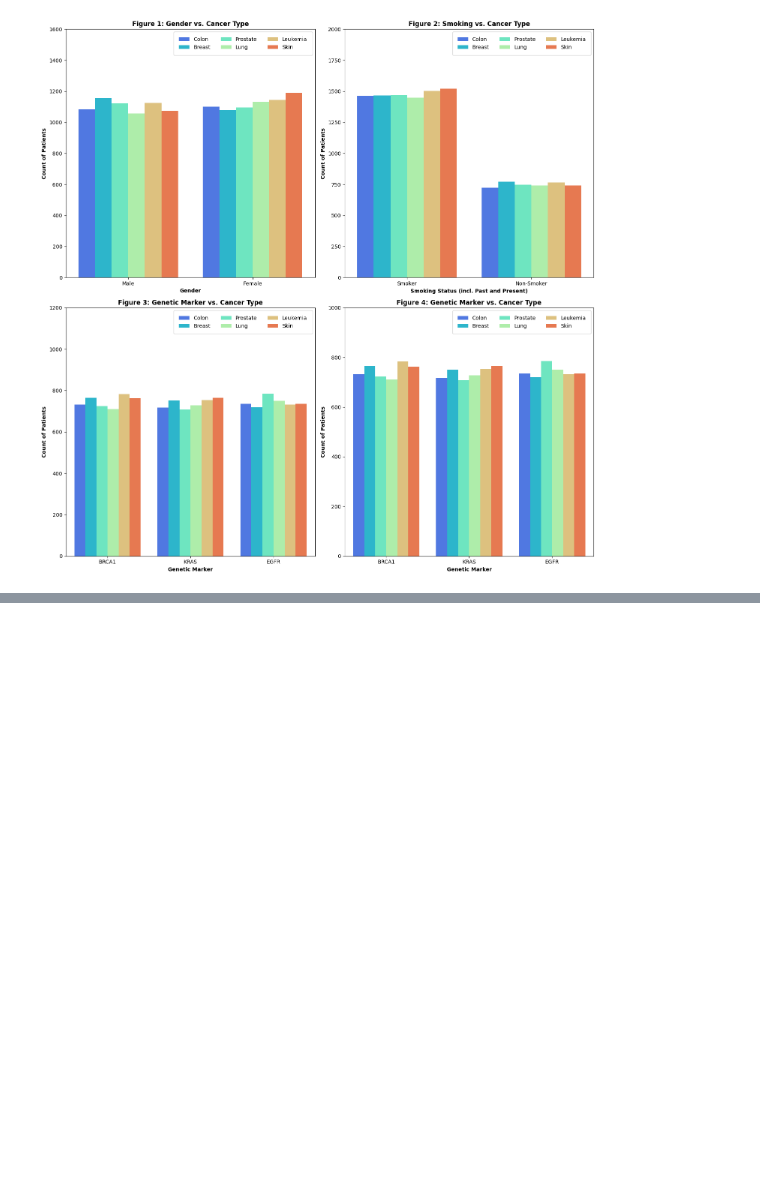
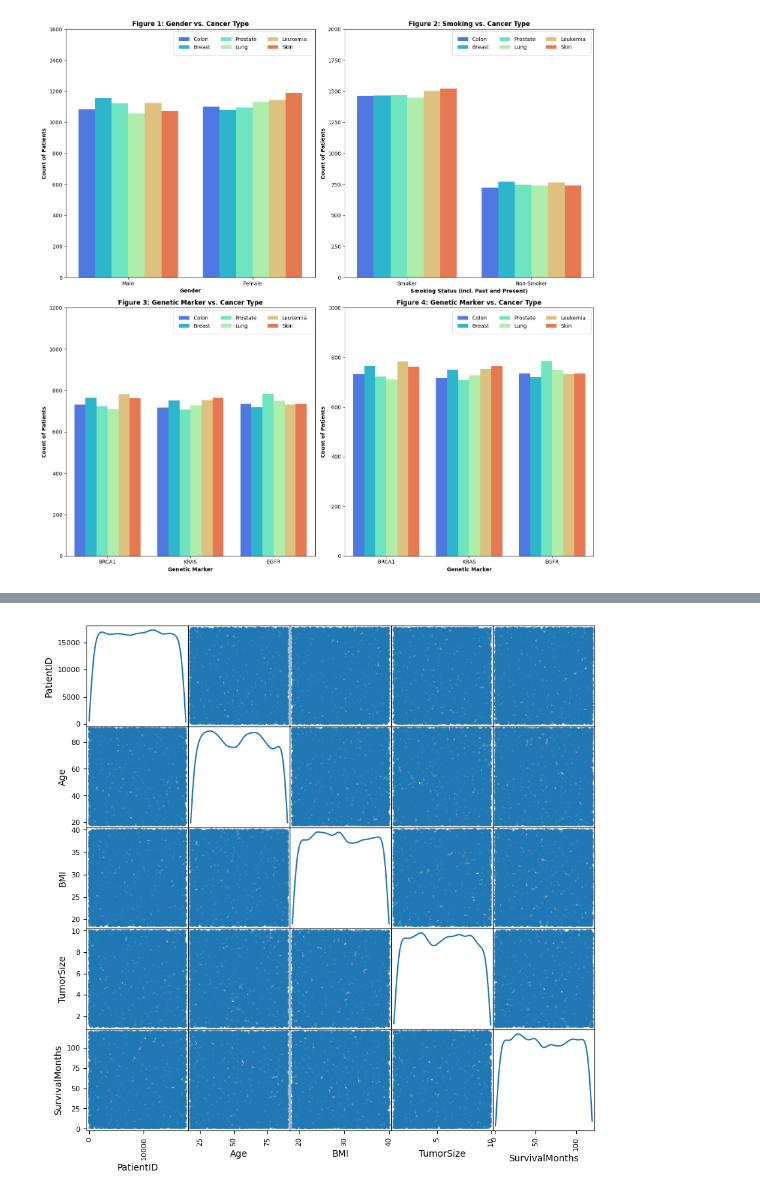
Before and after one commit to JonathonBriggs/AnalyticsProjects, a Jupyter notebook: Kaggle/cancer-dataset-analysis.ipynb, the cells around one changed output, grey strips where cells are left out. Saved outputs shown, nothing was run; the diff lists cells and outputs as text; code cells hidden in the pictures; blank space fills up the shorter version.

```diff
--- a/Kaggle/cancer-dataset-analysis.ipynb
+++ b/Kaggle/cancer-dataset-analysis.ipynb
@@ -276,0 +280,7 @@ plt.show()
+# %%
+#A quick scatter matrix shows that there is no real linear relationship between the numeric variables
+cl_data_numeric = cl_data.select_dtypes(include=['number'])
+print(cl_data_numeric.columns)
+plots = pd.plotting.scatter_matrix(cl_data_numeric,diagonal='kde',figsize=(10,10))
+# %% [output]
+[figure, added]
```
Also changed, not shown: parts of 1 cell of this notebook.
